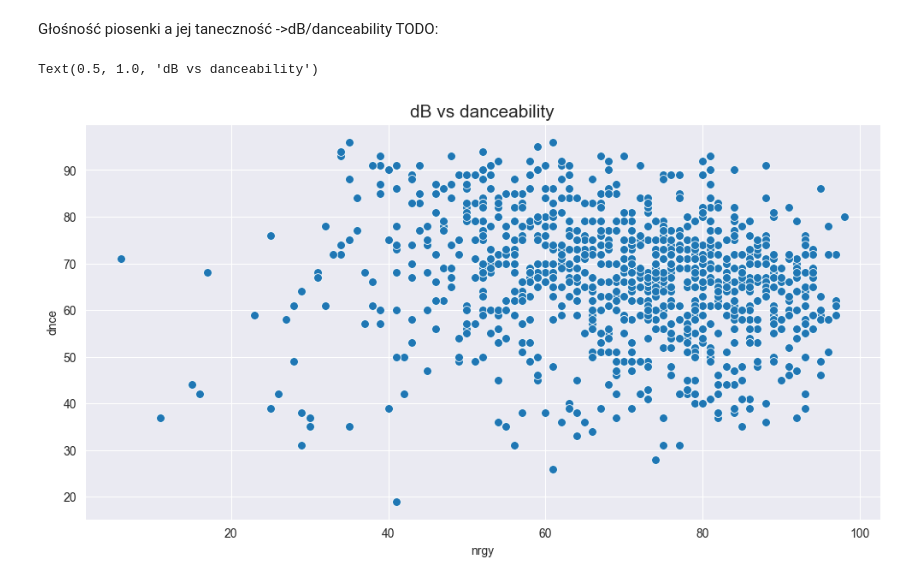
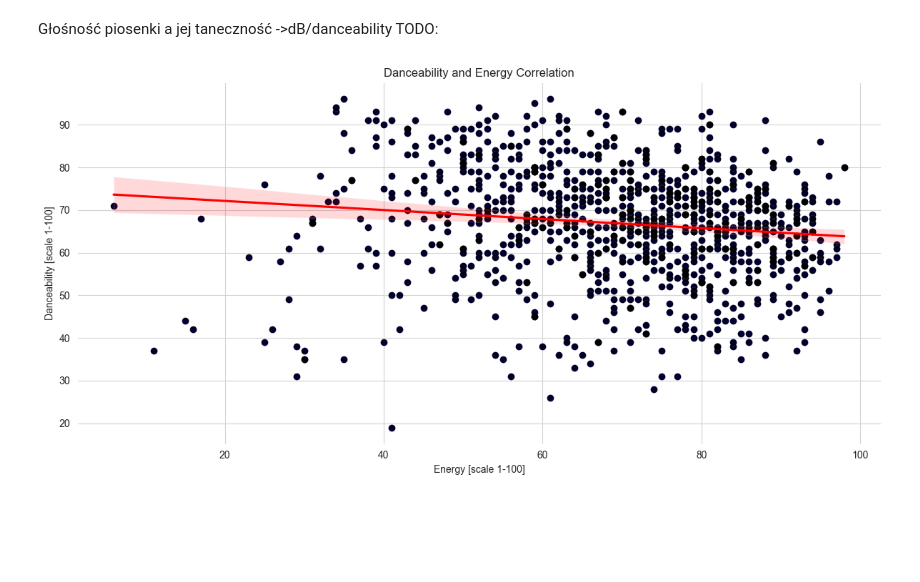
Before and after one commit to Martka-c/Spotify_top_songs_EDA, a Jupyter notebook: main.ipynb, the cells around one changed output. Saved outputs shown, nothing was run; the diff lists cells and outputs as text; code cells hidden in the pictures; blank space fills up the shorter version.

```diff
--- a/main.ipynb
+++ b/main.ipynb
@@ -189,12 +281,17 @@ plt.show()
 Głośność piosenki a jej taneczność ->dB/danceability TODO:
 # %%
 plt.figure(figsize = (12,6))
-sns.scatterplot(data = df,
+ax = sns.scatterplot(data = df,
                 x = 'nrgy',
                 y = 'dnce',
-                s = 50 );     # size of dots
+                s = 50,
+                color='blue' );     # size of dots
 
 plt.title('dB vs danceability', fontsize = 15)
+sns.regplot(data=df, y='dnce', x='nrgy', scatter_kws={"color": "black"}, line_kws={"color": "red"}).set(title='Danceability and Energy Correlation')
+plt.xlabel('Energy [scale 1-100]')
+plt.ylabel('Danceability [scale 1-100]')
+ax.set_facecolor('white')
+ax.grid(visible=True, color='lightgray')
 # %% [output]
-Text(0.5, 1.0, 'dB vs danceability')
-[figure, old version]
+[figure, new version]
```
Also changed, not shown: parts of 13 cells of this notebook.
